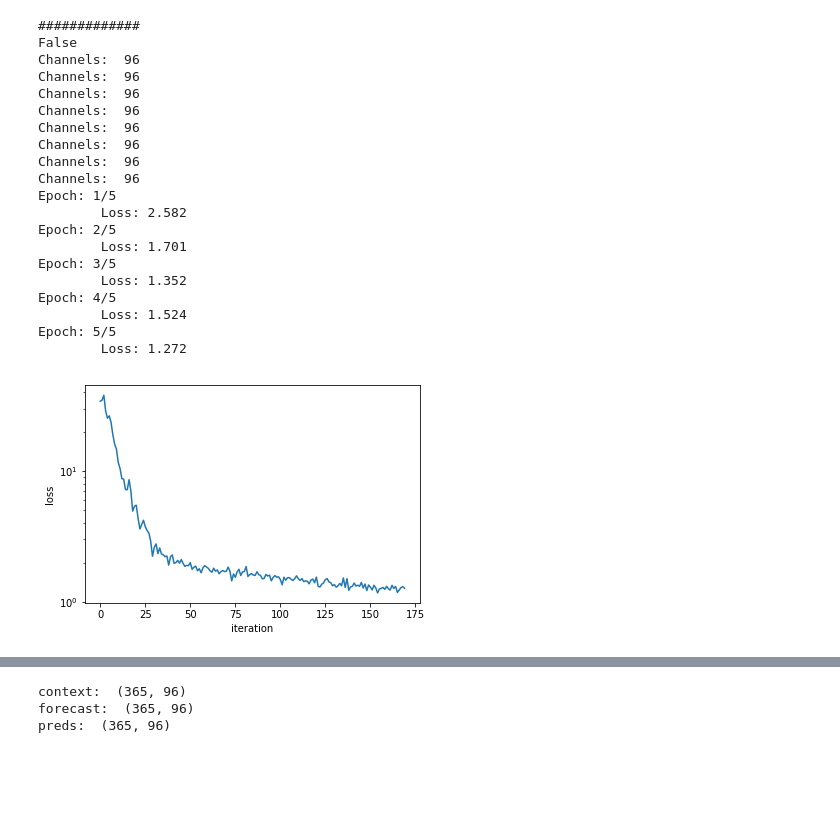
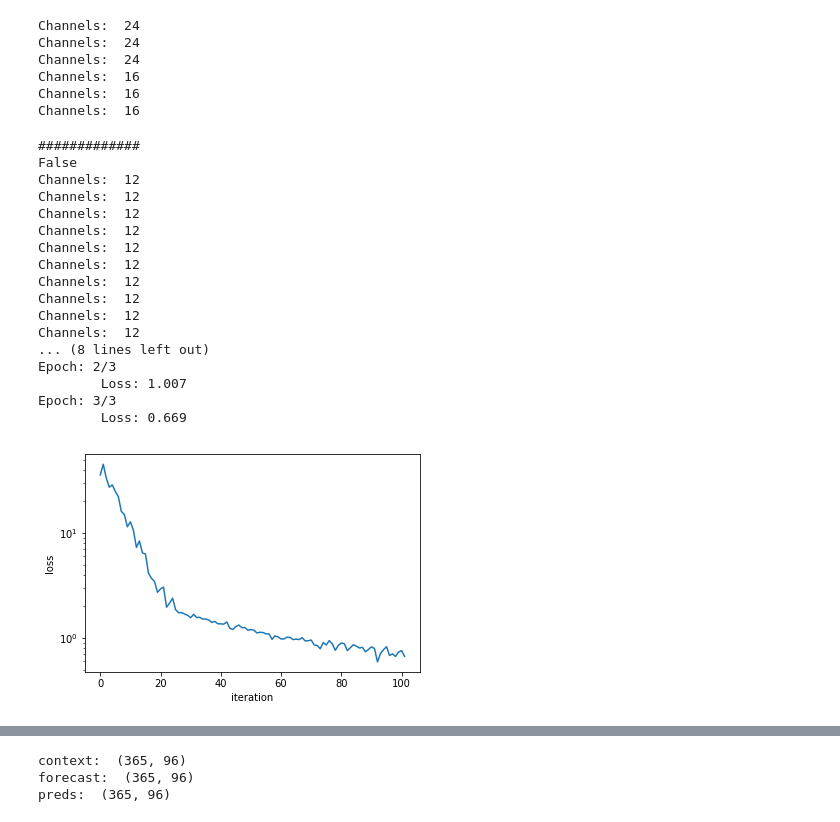
Before and after one commit to logan-spear/time-series-waveglow, a Jupyter notebook: visual_model_eval_stuff.ipynb, the cells around one changed output, grey strips where cells are left out. Saved outputs shown, nothing was run; the diff lists cells and outputs as text; code cells hidden in the pictures; blank space fills up the shorter version.

```diff
--- a/visual_model_eval_stuff.ipynb
+++ b/visual_model_eval_stuff.ipynb
@@ -14,64 +14,69 @@ import matplotlib.pyplot as plt
 # %%
 import train as train_utils
 import DataLoader as DL
+# %%
+net = model.WaveGlow(
+    n_context_channels=96,
+    n_flows=6,
+    n_group=24,
+    n_early_every=3,
+    n_early_size=8,
+    n_layers=2,
+    dilation_list=[1,2],
+    n_channels=96,
+    kernel_size=5, use_cuda=False);
+# %% [output]
+Channels:  24
+Channels:  24
+Channels:  24
+Channels:  16
+Channels:  16
+Channels:  16
 # %%
 reload(train_utils)
 reload(DL)
 dataset = DL.DataLoader(rolling=True, train_f="./wind_power_data/wind_power_development.pickle")
-config = {'n_flows': 6,
-          'n_group': 96,
-          'n_early_every': 99,
-          'n_early_size': 8,
-          'n_layers': 4,
-          'dilation_rate': 2,
-          'multiple': [0, 1],
-          'kernel_size': 3,
-          'learning_rate': 0.001,
-          'dataset': dataset}
 
 params = [
     96, # n_context_channels
-    8,  # n_flows
-    96, # n_group
+    16,  # n_flows
+    12, # n_group
     99, # n_early_every
     8,  # n_early_size
     4,  # n_layers
-    [1,1,1,1], # dilation_list
+    [1,2,4,8], # dilation_list
     96, # n_channels
-    3,  # kernel_size
+    5,  # kernel_size
 ]
 net = train_utils.training(
             dataset=dataset,
             num_gpus=0,
             output_directory='./train',
-            epochs=5,
+            epochs=3,
             learning_rate=1e-4,
             batch_size=24,
             checkpointing=False,
             checkpoint_path="./checkpoints",
             seed=2019,
             params = params,
             use_gpu=False,
             gen_tests=False)
 # %% [output]
 #############
 False
-Channels:  96
-Channels:  96
-Channels:  96
-Channels:  96
-Channels:  96
-Channels:  96
-Channels:  96
-Channels:  96
-Epoch: 1/5
-        Loss: 2.582
-Epoch: 2/5
-        Loss: 1.701
-Epoch: 3/5
-        Loss: 1.352
-Epoch: 4/5
-        Loss: 1.524
-Epoch: 5/5
-        Loss: 1.272
+Channels:  12
+Channels:  12
+Channels:  12
+Channels:  12
+Channels:  12
+Channels:  12
+Channels:  12
+Channels:  12
+Channels:  12
+Channels:  12
+... (8 lines left out)
+Epoch: 2/3
+        Loss: 1.007
+Epoch: 3/3
+        Loss: 0.669
-[figure, old version]
+[figure, new version]
```
Also changed, not shown: parts of 5 cells of this notebook, 1 other file.
